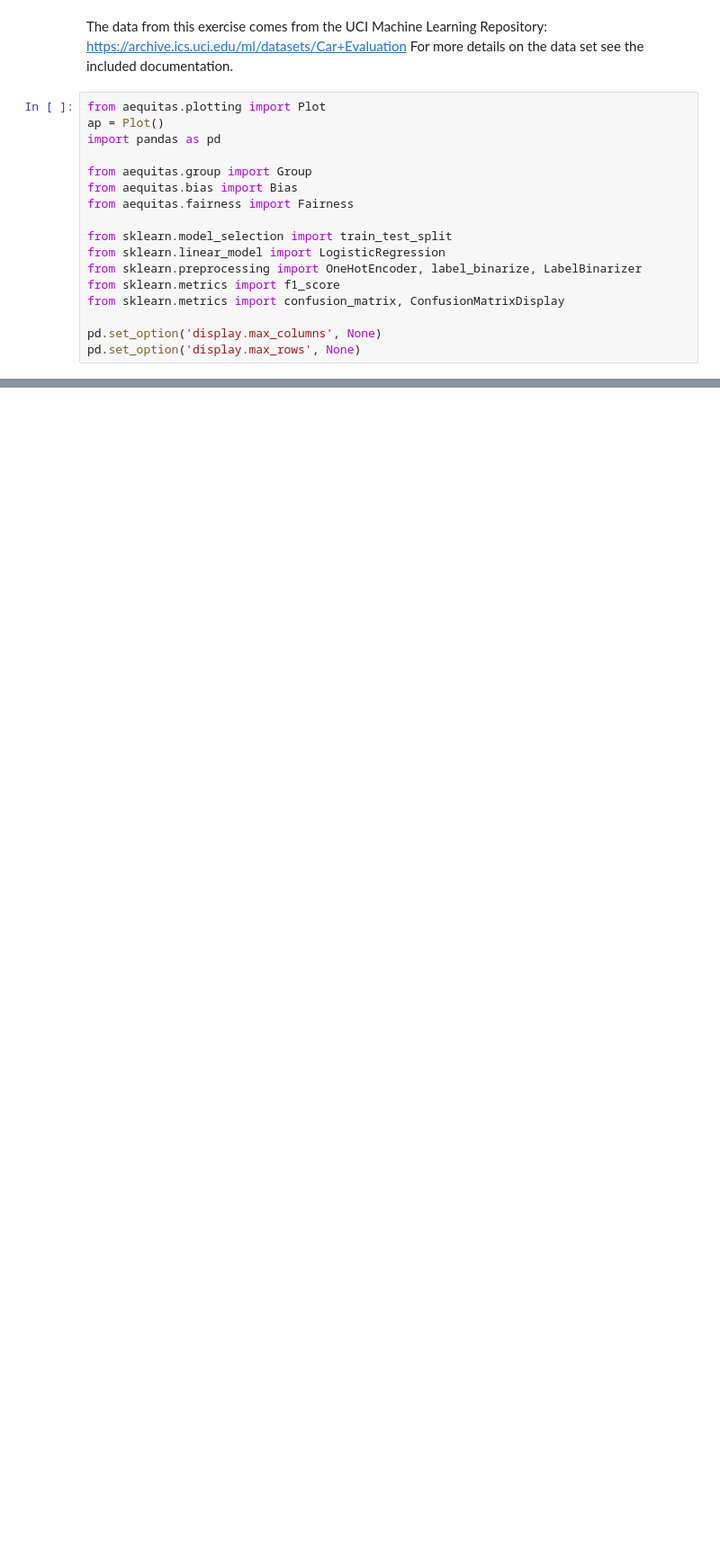
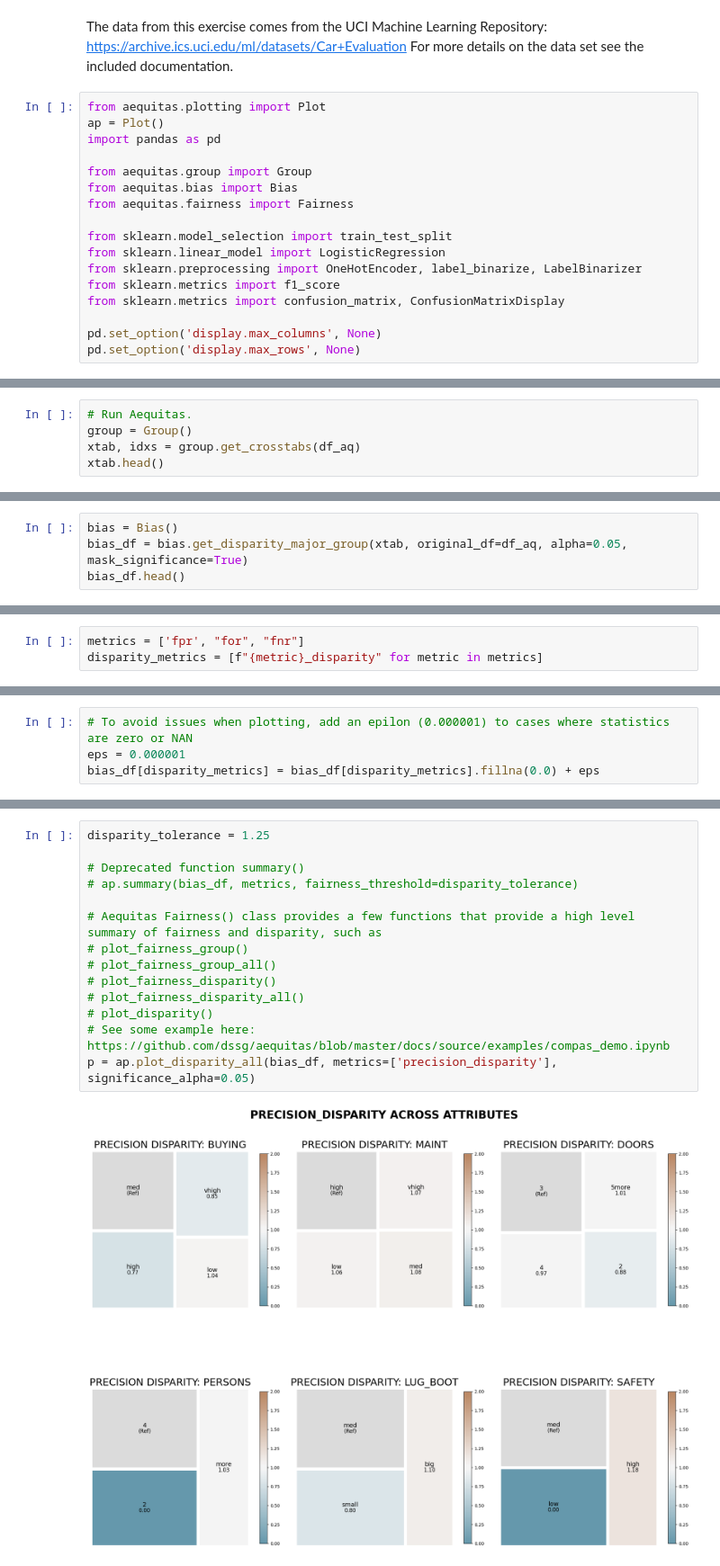
Before and after one commit to nikohunt/udacity-aequitas-exercise, a Jupyter notebook: car_aequitas.ipynb, the cells around one changed output, grey strips where cells are left out. Shown: that part at 90% size. Cells and saved outputs as stored; diff of their text form; blank space fills up the shorter version.

```diff
--- a/car_aequitas.ipynb
+++ b/car_aequitas.ipynb
@@ -33,0 +108,5 @@ KeyError: 'car'
+# %%
+# Run Aequitas.
+group = Group()
+xtab, idxs = group.get_crosstabs(df_aq)
+xtab.head()
@@ -33,0 +120,4 @@ KeyError: 'car'
+# %%
+bias = Bias()
+bias_df = bias.get_disparity_major_group(xtab, original_df=df_aq, alpha=0.05, mask_significance=True)
+bias_df.head()
@@ -33,0 +148,3 @@ KeyError: 'car'
+# %%
+metrics = ['fpr', "for", "fnr"]
+disparity_metrics = [f"{metric}_disparity" for metric in metrics]
@@ -33,0 +172,4 @@ KeyError: 'car'
+# %%
+# To avoid issues when plotting, add an epilon (0.000001) to cases where statistics are zero or NAN
+eps = 0.000001
+bias_df[disparity_metrics] = bias_df[disparity_metrics].fillna(0.0) + eps
@@ -33,0 +196,16 @@ KeyError: 'car'
+# %%
+disparity_tolerance = 1.25
+
+# Deprecated function summary()
+# ap.summary(bias_df, metrics, fairness_threshold=disparity_tolerance)
+
+# Aequitas Fairness() class provides a few functions that provide a high level summary of fairness and disparity, such as
+# plot_fairness_group()
+# plot_fairness_group_all()
+# plot_fairness_disparity()
+# plot_fairness_disparity_all()
+# plot_disparity()
+# See some example here: https://github.com/dssg/aequitas/blob/master/docs/source/examples/compas_demo.ipynb
+p = ap.plot_disparity_all(bias_df, metrics=['precision_disparity'], significance_alpha=0.05)
+# %% [output]
+[figure, added]
```
Also changed, not shown: parts of 18 cells of this notebook.
